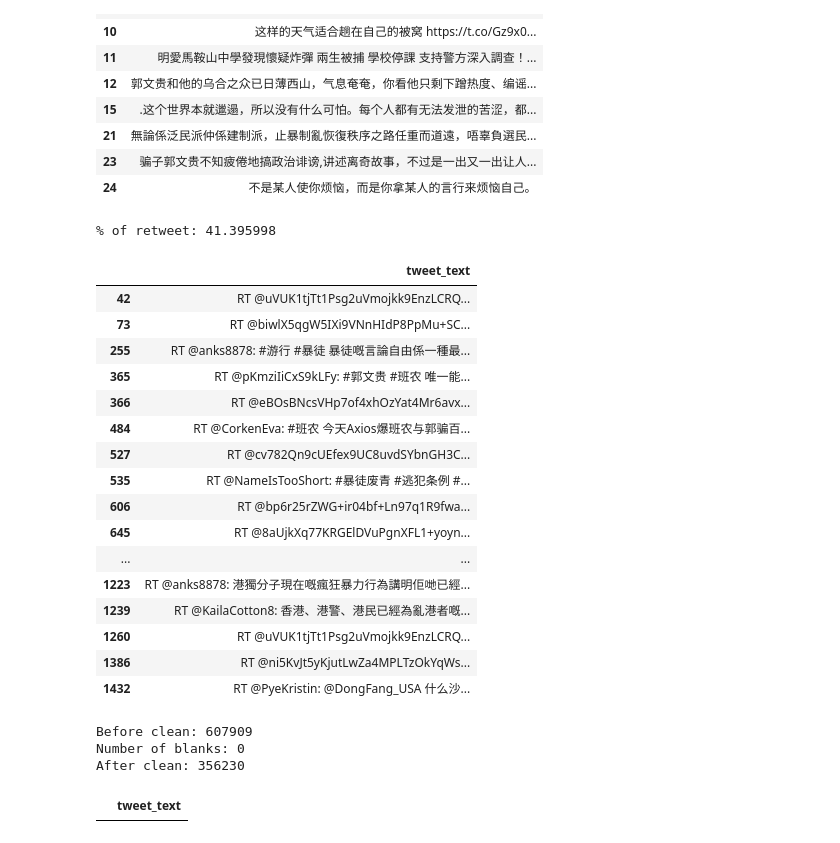
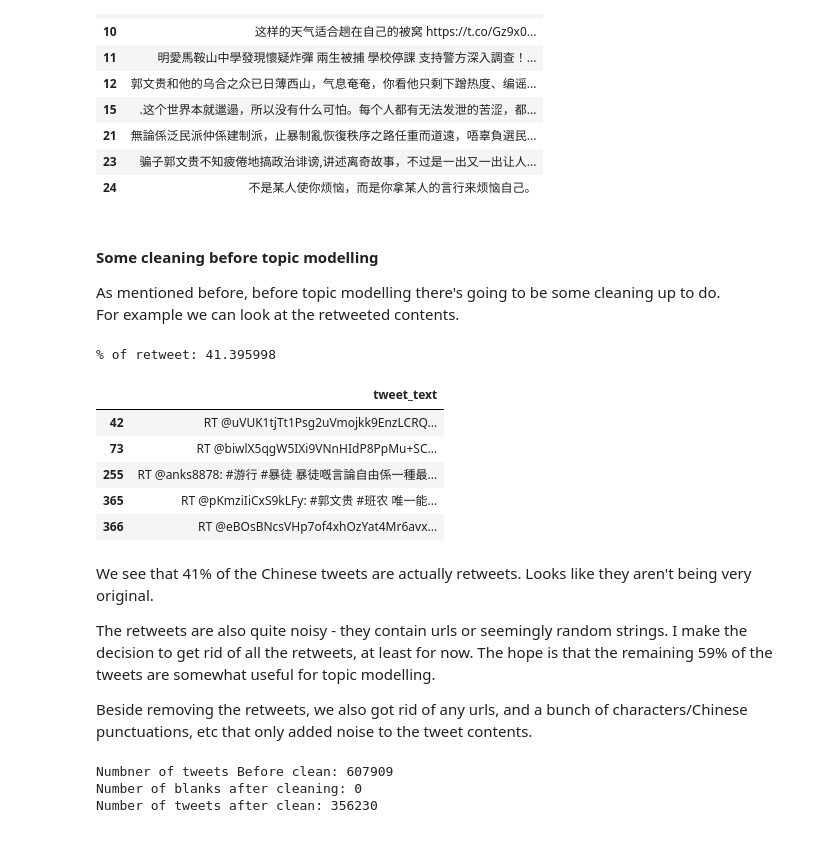
Before and after one commit to ivanchiohk/NLP-and-Data-Visualization-in-Cantonese-Chinese, a Jupyter notebook: Part 2.ipynb, the cells around one changed output. Drawn from its saved outputs; the diff is of its cells as text; code cells hidden in the pictures.

```diff
--- a/Part 2.ipynb
+++ b/Part 2.ipynb
@@ -247,34 +334,31 @@ No. of Chinese tweets: 607909
 | 21 | 無論係泛民派仲係建制派，止暴制亂恢復秩序之路任重而道遠，唔辜負選民... |
 | 23 | 骗子郭文贵不知疲倦地搞政治诽谤,讲述离奇故事，不过是一出又一出让人... |
 | 24 | 不是某人使你烦恼，而是你拿某人的言行来烦恼自己。 |
+# %% [markdown]
+#### Some cleaning before topic modelling
+
+As mentioned before, before topic modelling there's going to be some cleaning up to do.
+<br>For example we can look at the retweeted contents.
 # %%
 df19_zhrt = df19_zh_text[df19_zh_text['tweet_text'].str.startswith('RT')]
 print('% of retweet: {:02f}'.format(100 * len(df19_zhrt) / len(df19_zh_text)) )
-df19_zhrt.head(20)
+df19_zhrt.head(5)
 # %% [output]
 % of retweet: 41.395998
 |  | tweet_text |
 | 42 | RT @uVUK1tjTt1Psg2uVmojkk9EnzLCRQ... |
 | 73 | RT @biwlX5qgW5IXi9VNnHIdP8PpMu+SC... |
 | 255 | RT @anks8878: #游行 #暴徒 暴徒嘅言論自由係一種最... |
 | 365 | RT @pKmziIiCxS9kLFy: #郭文贵 #班农 唯一能... |
 | 366 | RT @eBOsBNcsVHp7of4xhOzYat4Mr6avx... |
-| 484 | RT @CorkenEva: #班农 今天Axios爆班农与郭骗百... |
-| 527 | RT @cv782Qn9cUEfex9UC8uvdSYbnGH3C... |
-| 535 | RT @NameIsTooShort: #暴徒废青 #逃犯条例 #... |
-| 606 | RT @bp6r25rZWG+ir04bf+Ln97q1R9fwa... |
-| 645 | RT @8aUjkXq77KRGElDVuPgnXFL1+yoyn... |
-| ... | ... |
-| 1223 | RT @anks8878: 港獨分子現在嘅瘋狂暴力行為講明佢哋已經... |
-| 1239 | RT @KailaCotton8: 香港、港警、港民已經為亂港者嘅... |
-| 1260 | RT @uVUK1tjTt1Psg2uVmojkk9EnzLCRQ... |
-| 1386 | RT @ni5KvJt5yKjutLwZa4MPLTzOkYqWs... |
-| 1432 | RT @PyeKristin: @DongFang_USA 什么沙... |
+# %% [markdown]
+We see that 41% of the Chinese tweets are actually retweets. Looks like they aren't being very original.
+
+The retweets are also quite noisy - they contain urls or seemingly random strings. I make the decision to get rid of all the retweets, at least for now. The hope is that the remaining 59% of the tweets are somewhat useful for topic modelling.
+
+Beside removing the retweets, we also got rid of any urls, and a bunch of characters/Chinese punctuations, etc that only added noise to the tweet contents.
 # %%
-# crude cleaning to get an overall sense first
-# We got rid of the retweets, which is major because they account for 41.4%.
-
-print('Before clean:', len(df19_zh_text))
+print('Numbner of tweets Before clean:', len(df19_zh_text))
 
 df19_zh_text['tweet_text'] = df19_zh_text['tweet_text'].str.replace(r'http\S+', '')
 df19_zh_text['tweet_text'] = df19_zh_text['tweet_text'].str.replace(r'[\-_!“”@#$%&*+=\(\):;.·\\n】【—」「,/…👍 \|]', '')
@@ -284,20 +368,15 @@ blanks = []
 
 for i, tweet in df19_zh_text['tweet_text'].iteritems():  # iterate over the DataFrame
     if type(tweet)==str:            # avoid NaN values
-        if tweet.isspace() or tweet == "":         # test 'review' for whitespace
+        if tweet.isspace() or tweet == "":         # test for whitespace
             blanks.append(i)     # add matching index numbers to the list
 
-print('Number of blanks:', len(blanks))
+print('Number of blanks after cleaning:', len(blanks))
 
 df19_zh_text.drop(blanks, inplace=True)
 
-print('After clean:', len(df19_zh_text))
+print('Number of tweets after clean:', len(df19_zh_text))
 # %% [output]
-Before clean: 607909
-Number of blanks: 0
-After clean: 356230
+Numbner of tweets Before clean: 607909
+Number of blanks after cleaning: 0
+Number of tweets after clean: 356230
-# %%
-newdf = df19_zh_text[df19_zh_text['tweet_text'].str.contains('】')]
-newdf
-# %% [output]
-|  | tweet_text |
```
Also changed, not shown: parts of 52 cells of this notebook, 3 other files.
